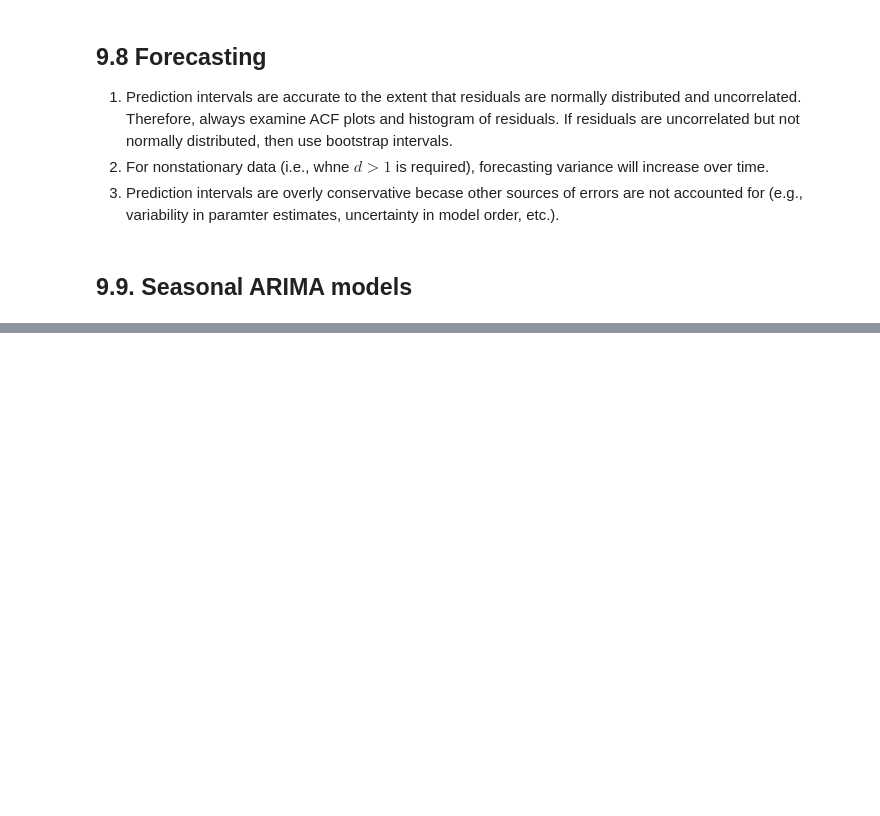
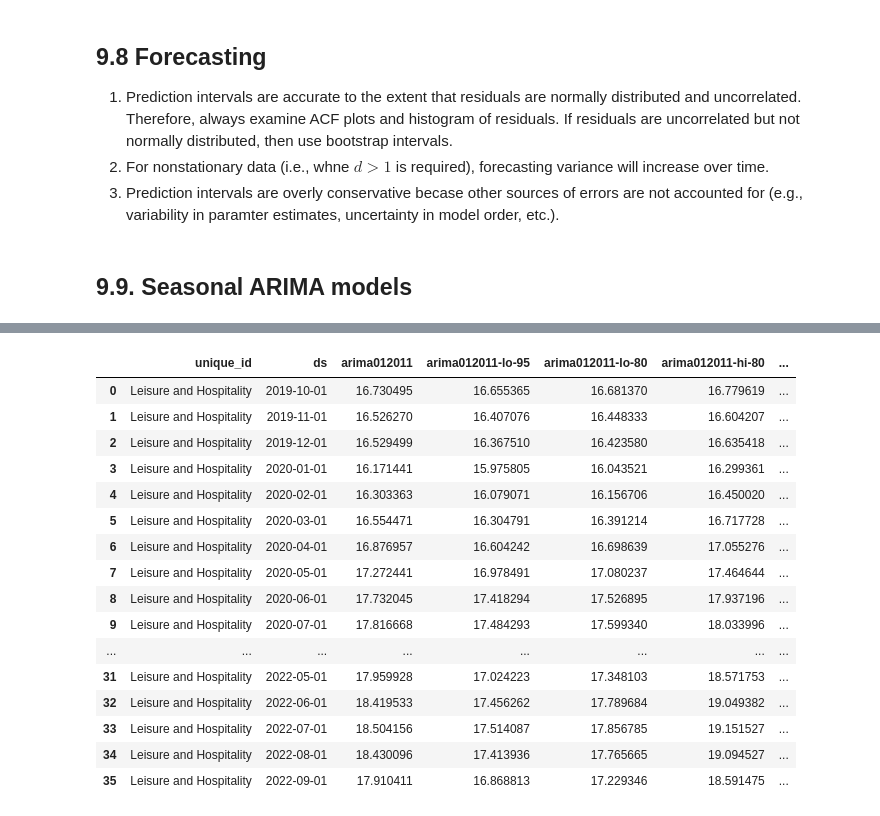
Before and after one commit to sebsciarra/gas_pump_prices, a Jupyter notebook: notebooks/chap9_arima.ipynb, the cells around one changed output, grey strips where cells are left out. Drawn from its saved outputs; the diff is of its cells as text; code cells hidden in the pictures; blank space fills up the shorter version.

```diff
--- a/notebooks/chap9_arima.ipynb
+++ b/notebooks/chap9_arima.ipynb
@@ -727,0 +778,23 @@ kpss_stat: 0.080, kpss_pvalue: 0.10
+# %%
+# Step 4. Examine residuals
+# forecast model 36 months into future
+forecasts = sf.forecast(
+    df=df_leisure[["ds", "y", "unique_id"]], h=36, fitted=True, level=[80, 95])
+# %% [output]
+|  | unique_id | ds | arima012011 | arima012011-lo-95 | arima012011-lo-80 | arima012011-hi-80 | ... |
+| 0 | Leisure and Hospitality | 2019-10-01 | 16.730495 | 16.655365 | 16.681370 | 16.779619 | ... |
+| 1 | Leisure and Hospitality | 2019-11-01 | 16.526270 | 16.407076 | 16.448333 | 16.604207 | ... |
+| 2 | Leisure and Hospitality | 2019-12-01 | 16.529499 | 16.367510 | 16.423580 | 16.635418 | ... |
+| 3 | Leisure and Hospitality | 2020-01-01 | 16.171441 | 15.975805 | 16.043521 | 16.299361 | ... |
+| 4 | Leisure and Hospitality | 2020-02-01 | 16.303363 | 16.079071 | 16.156706 | 16.450020 | ... |
+| 5 | Leisure and Hospitality | 2020-03-01 | 16.554471 | 16.304791 | 16.391214 | 16.717728 | ... |
+| 6 | Leisure and Hospitality | 2020-04-01 | 16.876957 | 16.604242 | 16.698639 | 17.055276 | ... |
+| 7 | Leisure and Hospitality | 2020-05-01 | 17.272441 | 16.978491 | 17.080237 | 17.464644 | ... |
+| 8 | Leisure and Hospitality | 2020-06-01 | 17.732045 | 17.418294 | 17.526895 | 17.937196 | ... |
+| 9 | Leisure and Hospitality | 2020-07-01 | 17.816668 | 17.484293 | 17.599340 | 18.033996 | ... |
+| ... | ... | ... | ... | ... | ... | ... | ... |
+| 31 | Leisure and Hospitality | 2022-05-01 | 17.959928 | 17.024223 | 17.348103 | 18.571753 | ... |
+| 32 | Leisure and Hospitality | 2022-06-01 | 18.419533 | 17.456262 | 17.789684 | 19.049382 | ... |
+| 33 | Leisure and Hospitality | 2022-07-01 | 18.504156 | 17.514087 | 17.856785 | 19.151527 | ... |
+| 34 | Leisure and Hospitality | 2022-08-01 | 18.430096 | 17.413936 | 17.765665 | 19.094527 | ... |
+| 35 | Leisure and Hospitality | 2022-09-01 | 17.910411 | 16.868813 | 17.229346 | 18.591475 | ... |
```
Also changed, not shown: parts of 18 cells of this notebook.
